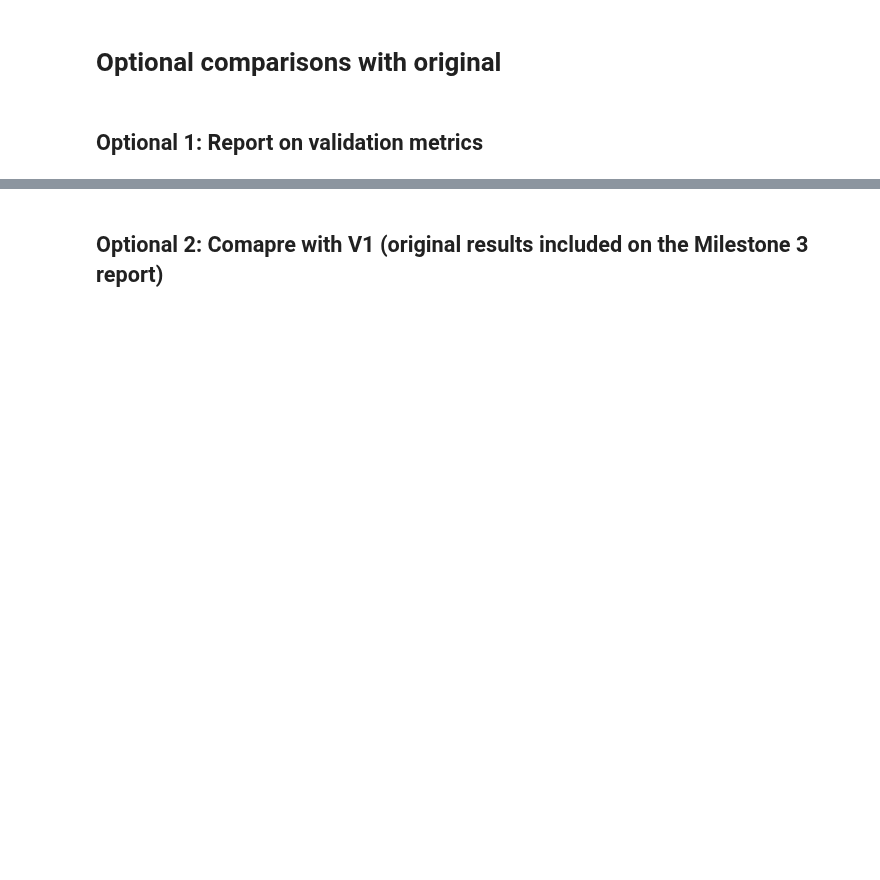
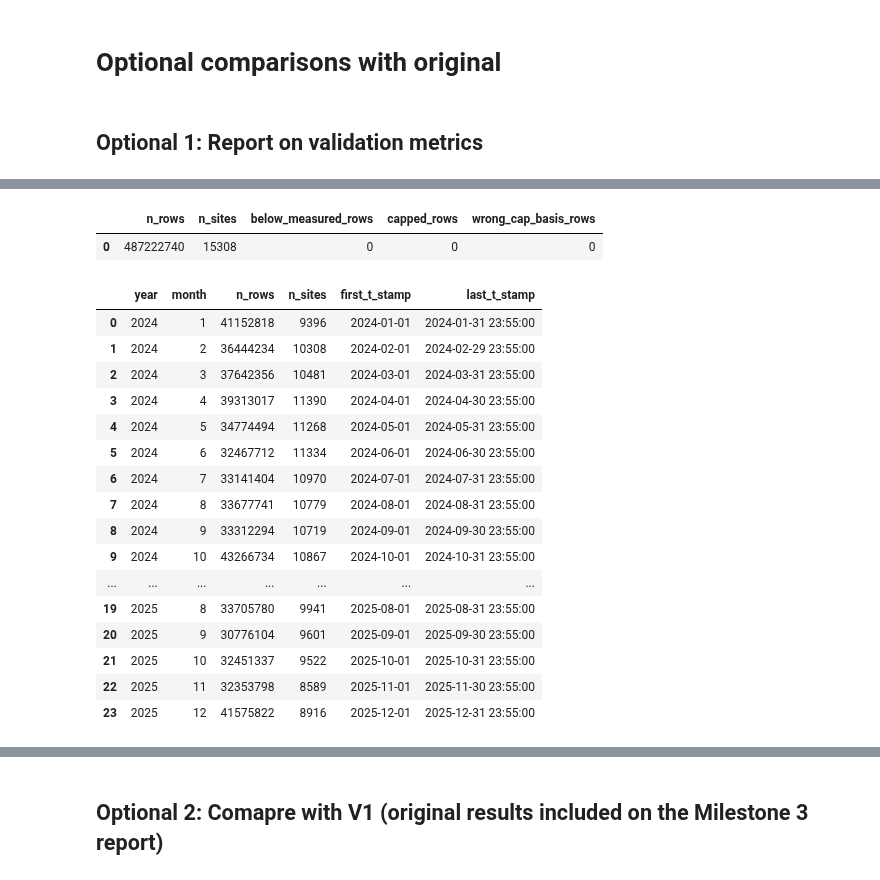
Before and after one commit to UNSW-CEEM/CICCADA, a Jupyter notebook: bms_sa_review/data_calc_write/stage1_ghi_pipeline/01_run_stage1_pipeline.ipynb, the cells around one changed output, grey strips where cells are left out. Drawn from its saved outputs; the diff is of its cells as text; code cells hidden in the pictures; blank space fills up the shorter version.

```diff
--- a/bms_sa_review/data_calc_write/stage1_ghi_pipeline/01_run_stage1_pipeline.ipynb
+++ b/bms_sa_review/data_calc_write/stage1_ghi_pipeline/01_run_stage1_pipeline.ipynb
@@ -48,5 +101,3 @@ b1.validate(aq, database=SAI)
-# %%
-b1.run_slice(aq, database=SAI, year=2024, months=[1], n_parts=16, parts=[0])
 # %%
 # 1d. FULL RUN. All months, all 16 site-parts, 2024 + 2025.
 #     Uses run_resilient: paces the queries, retries on "exhausted resources",
@@ -89,8 +288,21 @@ mape_df, good_sites = b3b.run(aq, database=SAI, csv_path=MAPE_CSV)
 # %% [markdown]
 ## Step 4. all_uncurtailedpv_v2
 # %%
-MAPE_CSV = r"mape_under50_sites.csv"
 print(b4.create_table(aq, database=SAI))
-b4.run_year(aq, database=SAI, year=2024, mape_csv_path=MAPE_CSV, n_parts=6)
-b4.run_year(aq, database=SAI, year=2025, mape_csv_path=MAPE_CSV, n_parts=6)
-b4.validate(aq, database=SAI)
+
+for year in (2024, 2025):
+    b4.run_year(
+        aq,
+        database=SAI,
+        year=year,
+        mape_csv_path=MAPE_CSV,
+        n_parts=6,
+        sd=b1.TARGET,
+        model=b3.TARGET,
+        target=b4.TARGET,
+        normalization_basis="s_99",
+        normalization_capacity_col="normalization_capacity",
+        counterfactual_cap_basis="none",
+    )
+
+b4.validate(aq, database=SAI, target=b4.TARGET)
@@ -145,0 +468,57 @@ aq("""
+# %%
+uncurtailed_checks = aq(f"""
+    SELECT
+        count(*) AS n_rows,
+        count(DISTINCT site_id) AS n_sites,
+
+        count_if(uncurtailed_P < P_kw) AS below_measured_rows,
+
+        count_if(capped) AS capped_rows,
+
+        count_if(counterfactual_cap_basis <> 'none')
+            AS wrong_cap_basis_rows
+
+    FROM {b4.TARGET}
+""", database=SAI)
+
+display(uncurtailed_checks)
+
+assert int(uncurtailed_checks["below_measured_rows"].iloc[0]) == 0
+assert int(uncurtailed_checks["capped_rows"].iloc[0]) == 0
+assert int(uncurtailed_checks["wrong_cap_basis_rows"].iloc[0]) == 0
+# %% [output]
+|  | n_rows | n_sites | below_measured_rows | capped_rows | wrong_cap_basis_rows |
+| 0 | 487222740 | 15308 | 0 | 0 | 0 |
+# %%
+monthly_coverage = aq(f"""
+    SELECT
+        year,
+        month,
+        count(*) AS n_rows,
+        count(DISTINCT site_id) AS n_sites,
+        min(t_stamp) AS first_t_stamp,
+        max(t_stamp) AS last_t_stamp
+    FROM {b1.TARGET}
+    GROUP BY year, month
+    ORDER BY year, month
+""", database=SAI)
+
+display(monthly_coverage)
+# %% [output]
+|  | year | month | n_rows | n_sites | first_t_stamp | last_t_stamp |
+| 0 | 2024 | 1 | 41152818 | 9396 | 2024-01-01 | 2024-01-31 23:55:00 |
+| 1 | 2024 | 2 | 36444234 | 10308 | 2024-02-01 | 2024-02-29 23:55:00 |
+| 2 | 2024 | 3 | 37642356 | 10481 | 2024-03-01 | 2024-03-31 23:55:00 |
+| 3 | 2024 | 4 | 39313017 | 11390 | 2024-04-01 | 2024-04-30 23:55:00 |
+| 4 | 2024 | 5 | 34774494 | 11268 | 2024-05-01 | 2024-05-31 23:55:00 |
+| 5 | 2024 | 6 | 32467712 | 11334 | 2024-06-01 | 2024-06-30 23:55:00 |
+| 6 | 2024 | 7 | 33141404 | 10970 | 2024-07-01 | 2024-07-31 23:55:00 |
+| 7 | 2024 | 8 | 33677741 | 10779 | 2024-08-01 | 2024-08-31 23:55:00 |
+| 8 | 2024 | 9 | 33312294 | 10719 | 2024-09-01 | 2024-09-30 23:55:00 |
+| 9 | 2024 | 10 | 43266734 | 10867 | 2024-10-01 | 2024-10-31 23:55:00 |
+| ... | ... | ... | ... | ... | ... | ... |
+| 19 | 2025 | 8 | 33705780 | 9941 | 2025-08-01 | 2025-08-31 23:55:00 |
+| 20 | 2025 | 9 | 30776104 | 9601 | 2025-09-01 | 2025-09-30 23:55:00 |
+| 21 | 2025 | 10 | 32451337 | 9522 | 2025-10-01 | 2025-10-31 23:55:00 |
+| 22 | 2025 | 11 | 32353798 | 8589 | 2025-11-01 | 2025-11-30 23:55:00 |
+| 23 | 2025 | 12 | 41575822 | 8916 | 2025-12-01 | 2025-12-31 23:55:00 |
```
Also changed, not shown: parts of 22 cells of this notebook, 2 other files.
